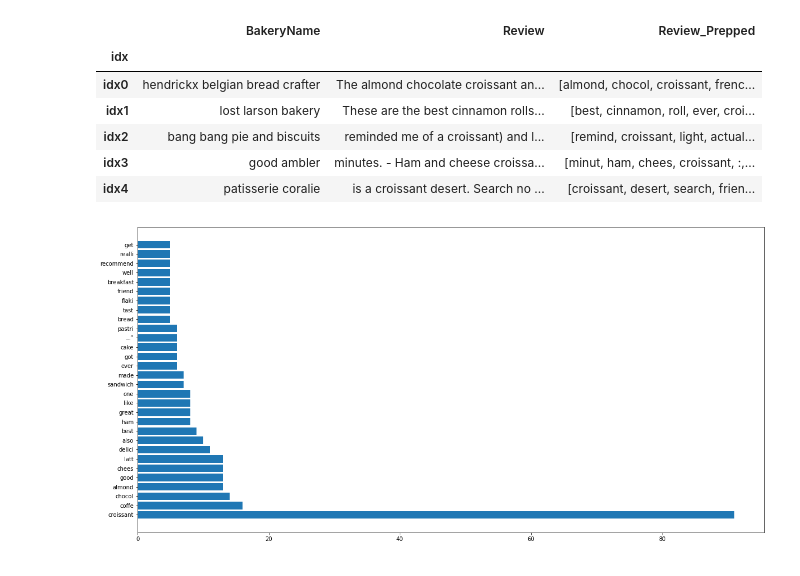
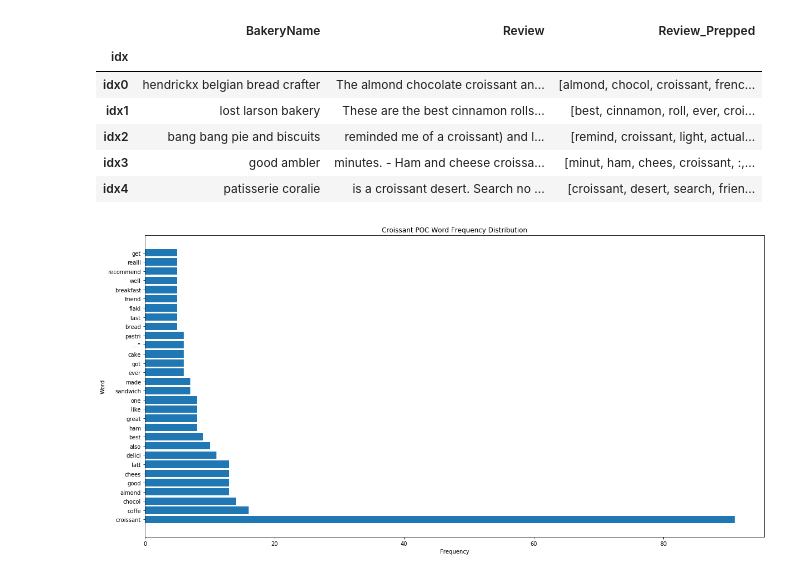
Before and after one commit to kb3k/can-chicago-create-croissants, a Jupyter notebook: nlp/extract_info.ipynb, the cells around one changed output. Saved outputs shown, nothing was run; the diff lists cells and outputs as text; code cells hidden in the pictures.

Commit message:
plot labels

```diff
--- a/nlp/extract_info.ipynb
+++ b/nlp/extract_info.ipynb
@@ -124,14 +124,17 @@ freq_for_plot = Counter(" ".join(df['Review_Prepped_str']).split()).most_common(
 # %%
 #below code is for words on x axis, tilted a bit; doesnt look good tho
 #plt.bar(*zip(*freq_for_plot));
 #plt.xticks(rotation = 75)
 #plt.rcParams["figure.fizsize"] = (20, 3)
 
 plt.barh(*zip(*freq_for_plot));
 plt.rcParams["figure.figsize"] = (20, 10)
+plt.xlabel("Frequency")
+plt.ylabel("Word") # canNot figure out how to get rid of the ..." !
+plt.title("Croissant POC Word Frequency Distribution")
 plt.show()
 # %% [output]
-[figure, old version]
+[figure, new version]
 # %%
 df['label'] = ""
 df.to_csv("unlabeled_df.csv")
```
